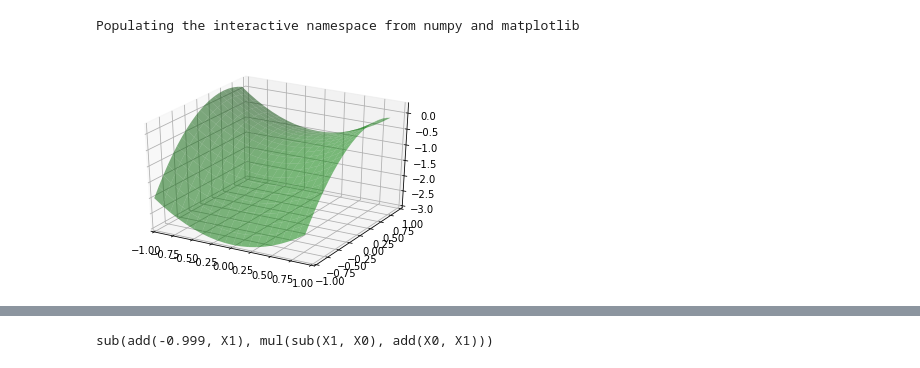
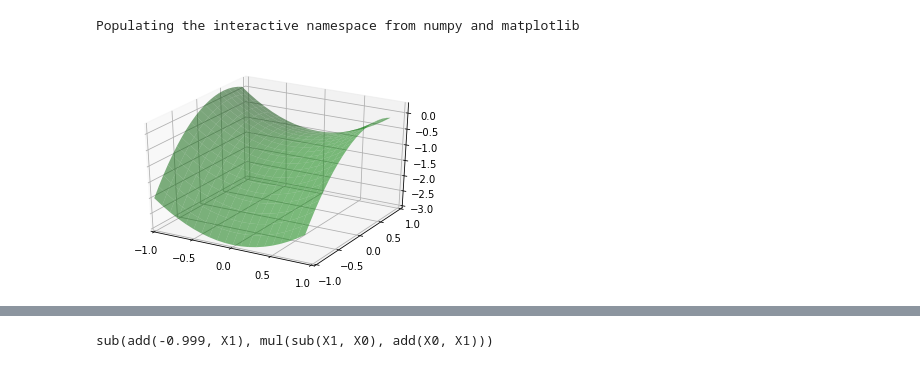
Before and after one commit to trevorstephens/gplearn, a Jupyter notebook: doc/gp_examples.ipynb, the cells around one changed output, grey strips where cells are left out. Cells and saved outputs as stored; diff of their text form; code cells hidden in the pictures.

```diff
--- a/doc/gp_examples.ipynb
+++ b/doc/gp_examples.ipynb
@@ -15,18 +14,20 @@ import pydotplus
 Populating the interactive namespace from numpy and matplotlib
 # %%
 # Ground truth
-x0 = np.arange(-1, 1, 1/10.)
-x1 = np.arange(-1, 1, 1/10.)
+x0 = np.arange(-1, 1, .1)
+x1 = np.arange(-1, 1, .1)
 x0, x1 = np.meshgrid(x0, x1)
 y_truth = x0**2 - x1**2 + x1 - 1
 
 ax = plt.figure().gca(projection='3d')
 ax.set_xlim(-1, 1)
 ax.set_ylim(-1, 1)
+ax.set_xticks(np.arange(-1, 1.01, .5))
+ax.set_yticks(np.arange(-1, 1.01, .5))
 surf = ax.plot_surface(x0, x1, y_truth, rstride=1, cstride=1, color='green', alpha=0.5)
 plt.show()
 # %% [output]
-[figure, old version]
+[figure, new version]
 # %%
 rng = check_random_state(0)
 
```
Also changed, not shown: parts of 16 cells of this notebook, 7 other files.
